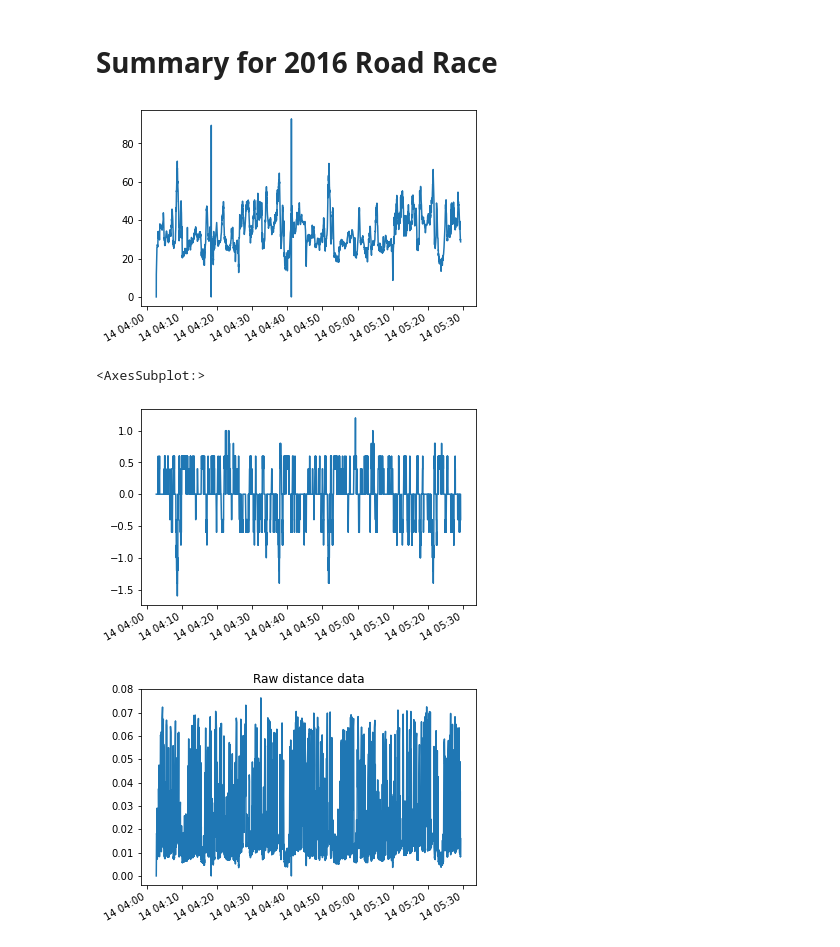
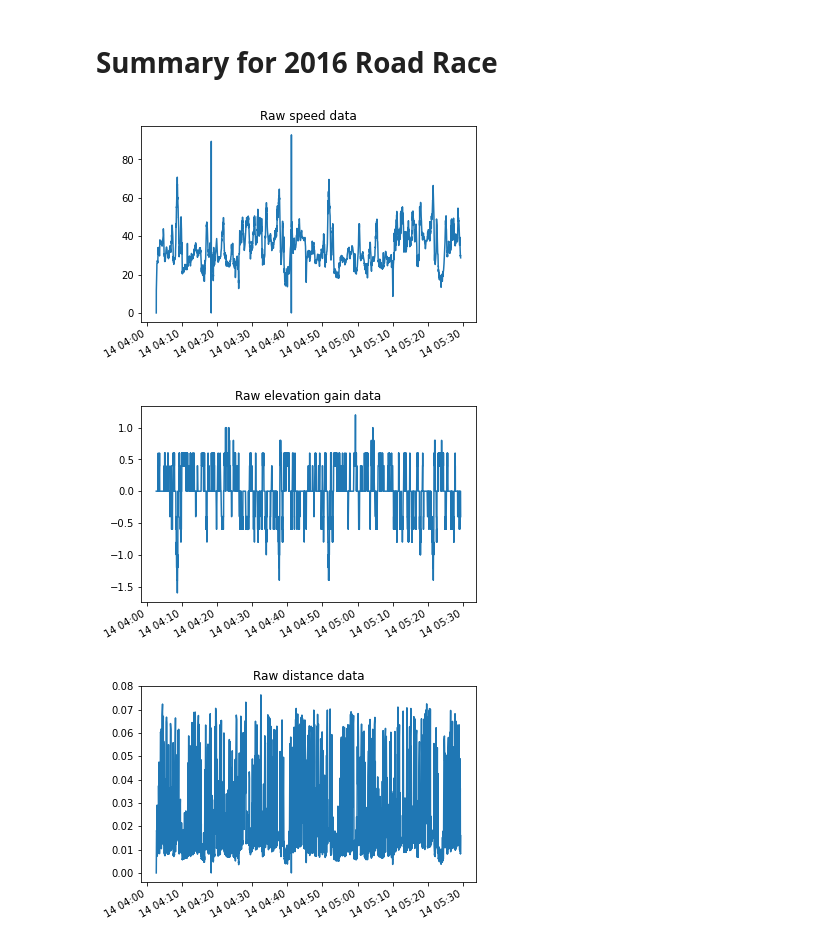
Before and after one commit to MQCOMP2200-S2-2021/data-science-portfolio-MQ-NickW, a Jupyter notebook: Portfolio 1.ipynb, the cells around one changed output. Saved outputs shown, nothing was run; the diff lists cells and outputs as text; code cells hidden in the pictures.

```diff
--- a/Portfolio 1.ipynb
+++ b/Portfolio 1.ipynb
@@ -55,12 +55,14 @@ rr_2016.head()
 # Summary for 2016 Road Race
 # %%
 rr_2016['speed'].plot()
+plt.title("Raw speed data")
 plt.show()
 rr_2016['elevation_gain'].plot()
+plt.title("Raw elevation gain data")
+plt.show()
 # %% [output]
-[figure, old version]
+[figure, new version]
-<AxesSubplot:>
-[figure, old version]
+[figure, new version]
 # %%
 rr_2016['distance'].plot()
 plt.title("Raw distance data")
```
Also changed, not shown: parts of 9 cells of this notebook.
